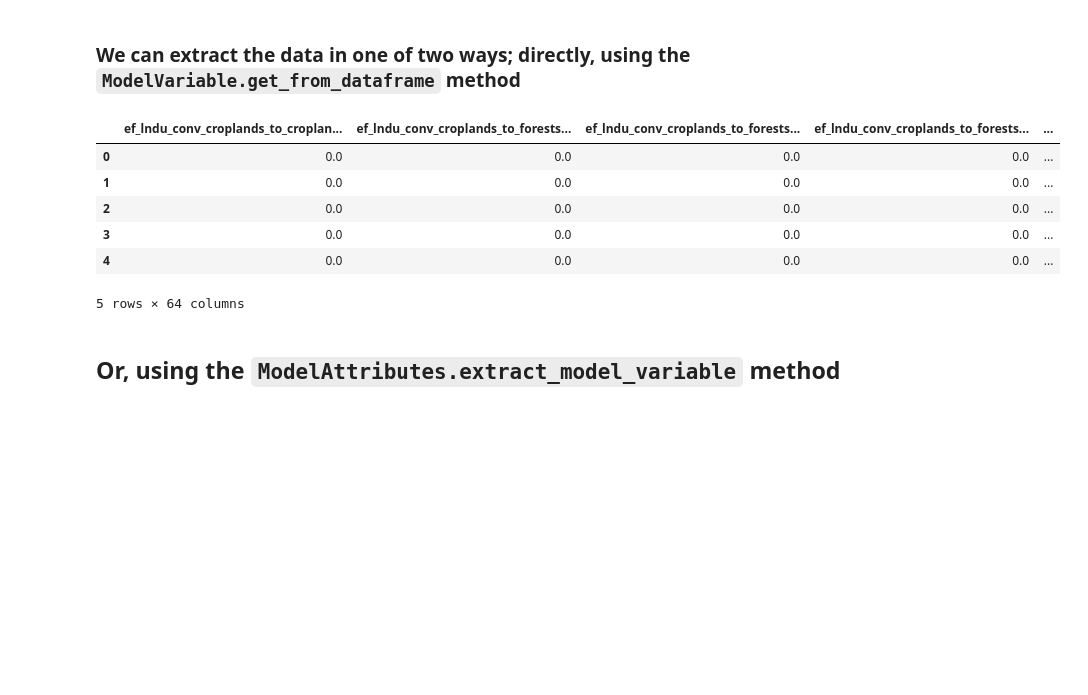
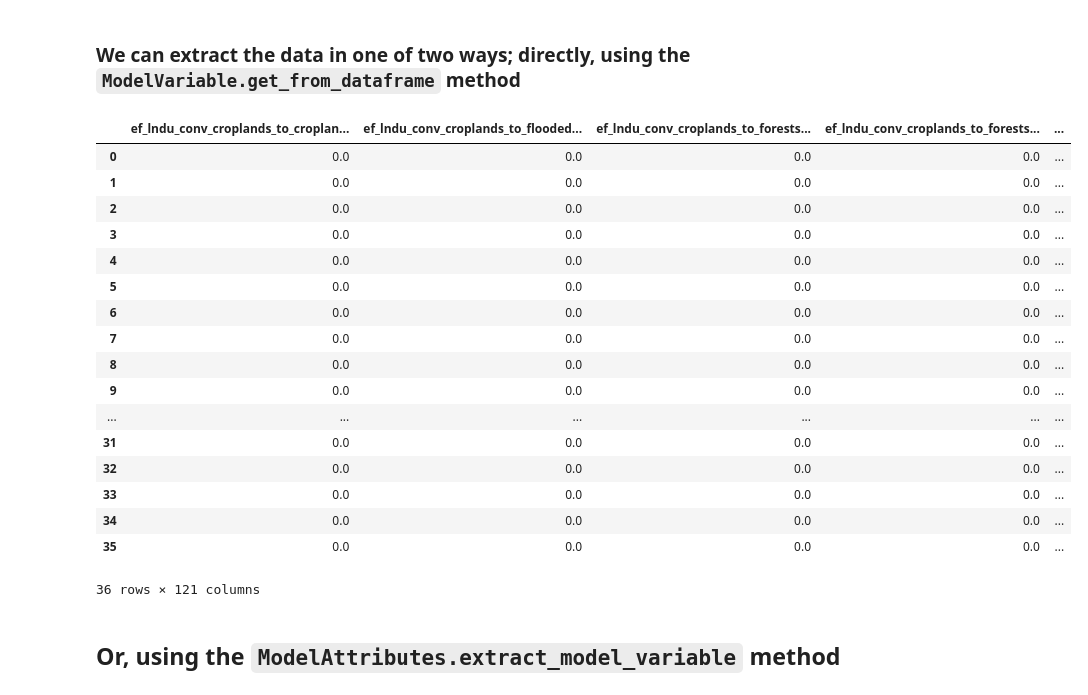
Before and after one commit to jcsyme/sisepuede_tutorials, a Jupyter notebook: sisepuede_tutorial_1-model_attributes.ipynb, the cells around one changed output. Cells and saved outputs as stored; diff of their text form; code cells hidden in the pictures; blank space fills up the shorter version.

```diff
--- a/sisepuede_tutorial_1-model_attributes.ipynb
+++ b/sisepuede_tutorial_1-model_attributes.ipynb
@@ -379,3 +363,7 @@ df_example.head()
+# %%
+# get some example data
+examples = ex.SISEPUEDEExamples()
+df_example = examples("input_data_frame")
 # %%
 # the emission factors for conversion is an input variable
 modvar_ef.get_property("variable_type")
@@ -384,15 +372,26 @@ modvar_ef.get_property("variable_type")
 # %% [markdown]
 ###  We can extract the data in one of two ways; directly, using the `ModelVariable.get_from_dataframe` method
 # %%
-modvar_ef.get_from_dataframe(df_example).head()
+modvar_ef.get_from_dataframe(df_example)
 # %% [output]
-|  | ef_lndu_conv_croplands_to_croplan... | ef_lndu_conv_croplands_to_forests... | ef_lndu_conv_croplands_to_forests... | ef_lndu_conv_croplands_to_forests... | ... |
+|  | ef_lndu_conv_croplands_to_croplan... | ef_lndu_conv_croplands_to_flooded... | ef_lndu_conv_croplands_to_forests... | ef_lndu_conv_croplands_to_forests... | ... |
 | 0 | 0.0 | 0.0 | 0.0 | 0.0 | ... |
 | 1 | 0.0 | 0.0 | 0.0 | 0.0 | ... |
 | 2 | 0.0 | 0.0 | 0.0 | 0.0 | ... |
 | 3 | 0.0 | 0.0 | 0.0 | 0.0 | ... |
 | 4 | 0.0 | 0.0 | 0.0 | 0.0 | ... |
+| 5 | 0.0 | 0.0 | 0.0 | 0.0 | ... |
+| 6 | 0.0 | 0.0 | 0.0 | 0.0 | ... |
+| 7 | 0.0 | 0.0 | 0.0 | 0.0 | ... |
+| 8 | 0.0 | 0.0 | 0.0 | 0.0 | ... |
+| 9 | 0.0 | 0.0 | 0.0 | 0.0 | ... |
+| ... | ... | ... | ... | ... | ... |
+| 31 | 0.0 | 0.0 | 0.0 | 0.0 | ... |
+| 32 | 0.0 | 0.0 | 0.0 | 0.0 | ... |
+| 33 | 0.0 | 0.0 | 0.0 | 0.0 | ... |
+| 34 | 0.0 | 0.0 | 0.0 | 0.0 | ... |
+| 35 | 0.0 | 0.0 | 0.0 | 0.0 | ... |
-5 rows × 64 columns
+36 rows × 121 columns
 # %% [markdown]
 ##  Or, using the `ModelAttributes.extract_model_variable` method
 # %%
```
Also changed, not shown: parts of 14 cells of this notebook.
